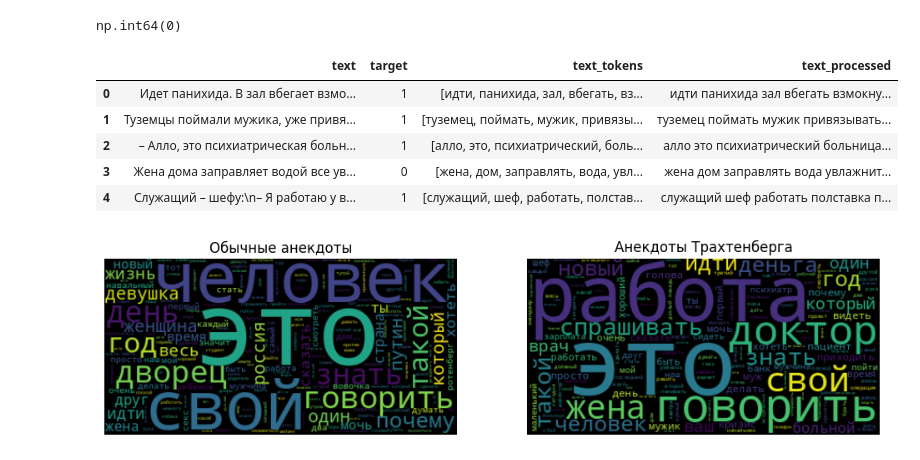
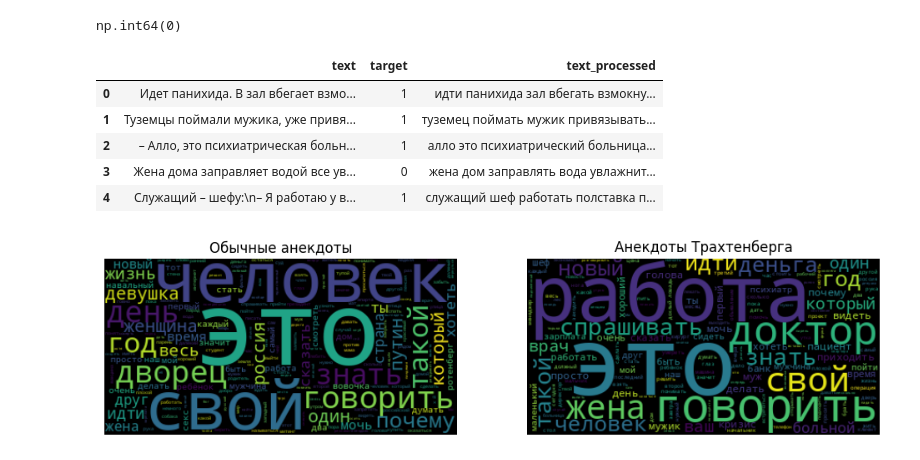
Before and after one commit to qosquo/trachtenberg, a Jupyter notebook: notebooks/jokes.ipynb, the cells around one changed output. Cells and saved outputs as stored; diff of their text form; code cells hidden in the pictures.

```diff
--- a/src/jokes.ipynb
+++ b/notebooks/jokes.ipynb
@@ -65,14 +50,13 @@ def tokenize_text(text):
 # %%
-df['text_tokens'] = df.text.apply(tokenize_text)
-df['text_processed'] = df.text_tokens.apply(lambda x: ' '.join(x))
+df['text_processed'] = df.text.apply(preprocess)
 df.head()
 # %% [output]
-|  | text | target | text_tokens | text_processed |
-| 0 | Идет панихида. В зал вбегает взмо... | 1 | [идти, панихида, зал, вбегать, вз... | идти панихида зал вбегать взмокну... |
-| 1 | Туземцы поймали мужика, уже привя... | 1 | [туземец, поймать, мужик, привязы... | туземец поймать мужик привязывать... |
-| 2 | – Алло, это психиатрическая больн... | 1 | [алло, это, психиатрический, боль... | алло это психиатрический больница... |
-| 3 | Жена дома заправляет водой все ув... | 0 | [жена, дом, заправлять, вода, увл... | жена дом заправлять вода увлажнит... |
-| 4 | Служащий – шефу:\n– Я работаю у в... | 1 | [служащий, шеф, работать, полстав... | служащий шеф работать полставка п... |
+|  | text | target | text_processed |
+| 0 | Идет панихида. В зал вбегает взмо... | 1 | идти панихида зал вбегать взмокну... |
+| 1 | Туземцы поймали мужика, уже привя... | 1 | туземец поймать мужик привязывать... |
+| 2 | – Алло, это психиатрическая больн... | 1 | алло это психиатрический больница... |
+| 3 | Жена дома заправляет водой все ув... | 0 | жена дом заправлять вода увлажнит... |
+| 4 | Служащий – шефу:\n– Я работаю у в... | 1 | служащий шеф работать полставка п... |
 # %%
 from wordcloud import WordCloud
 text_0 = " ".join(df[df.target == 0].text_processed.values)
```
Also changed, not shown: parts of 2 cells of this notebook, 2 other files.
